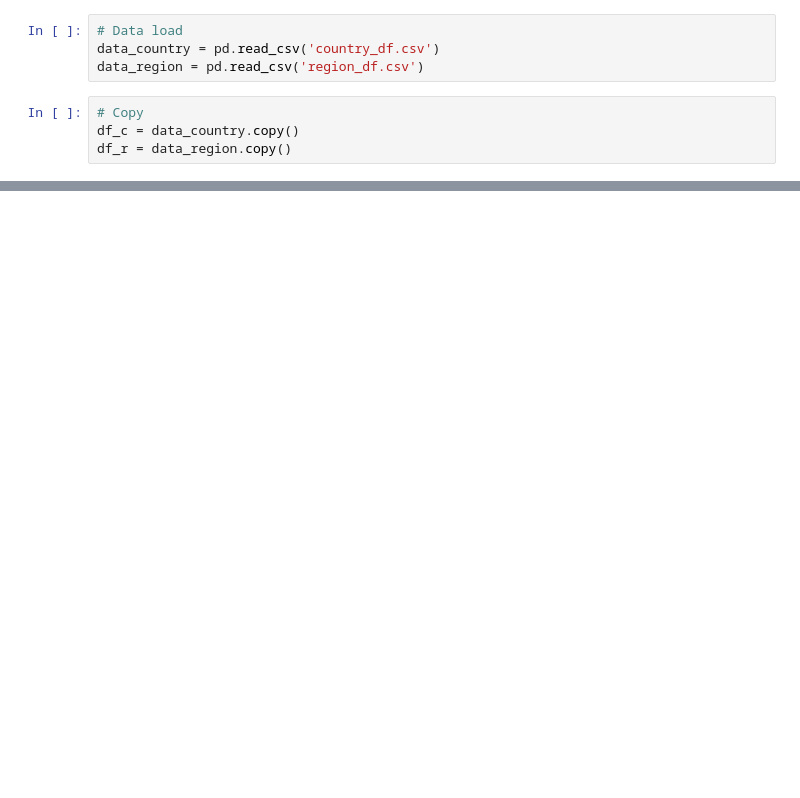
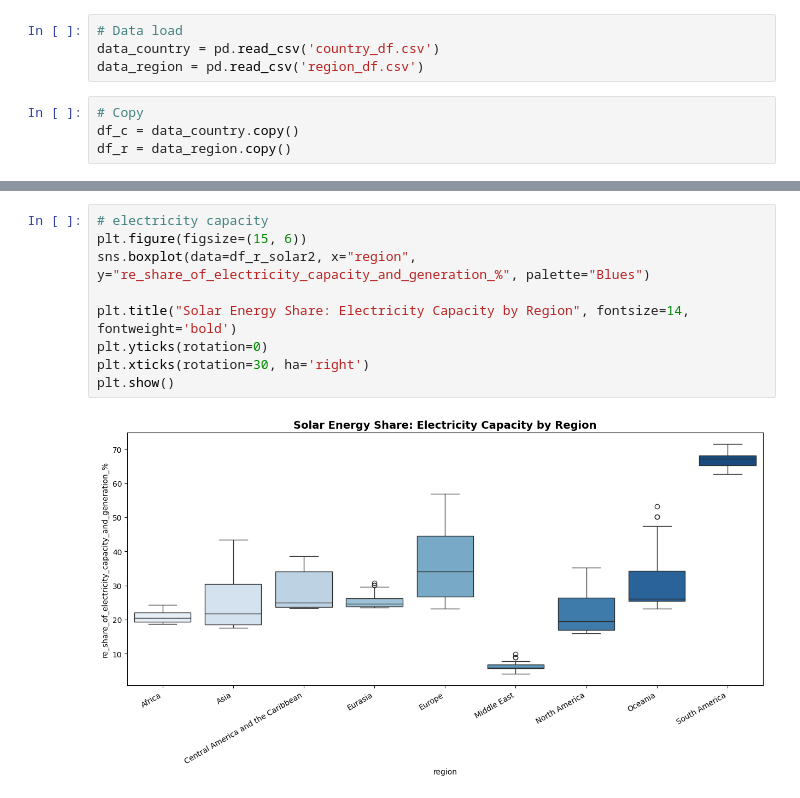
Before and after one commit to sipaz00/Renewable-Energy-Analysis-Solar-Energy, a Jupyter notebook: code.ipynb, the cells around one changed output, grey strips where cells are left out. Saved outputs shown, nothing was run; the diff lists cells and outputs as text; blank space fills up the shorter version.

```diff
--- a/code.ipynb
+++ b/code.ipynb
@@ -114,0 +118,11 @@ crosstab_result1
+# %%
+# electricity capacity
+plt.figure(figsize=(15, 6))
+sns.boxplot(data=df_r_solar2, x="region", y="re_share_of_electricity_capacity_and_generation_%", palette="Blues")
+
+plt.title("Solar Energy Share: Electricity Capacity by Region", fontsize=14, fontweight='bold')
+plt.yticks(rotation=0)
+plt.xticks(rotation=30, ha='right')
+plt.show()
+# %% [output]
+[figure, added]
```
Also changed, not shown: parts of 48 cells of this notebook, 6 other files.
